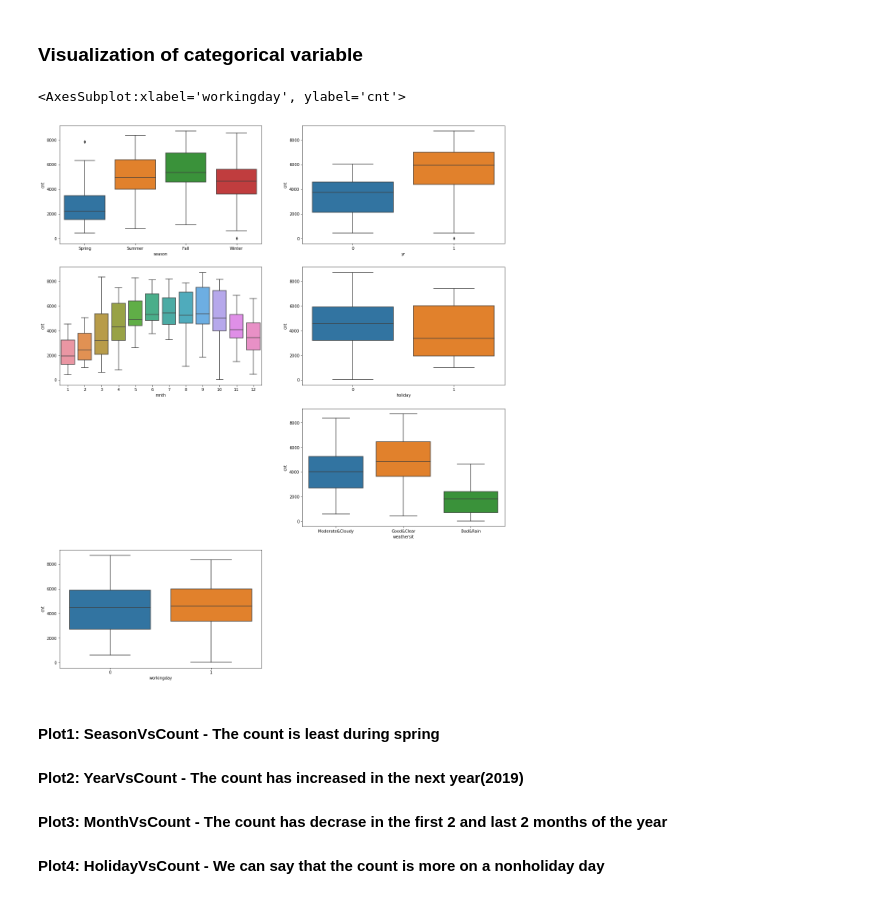
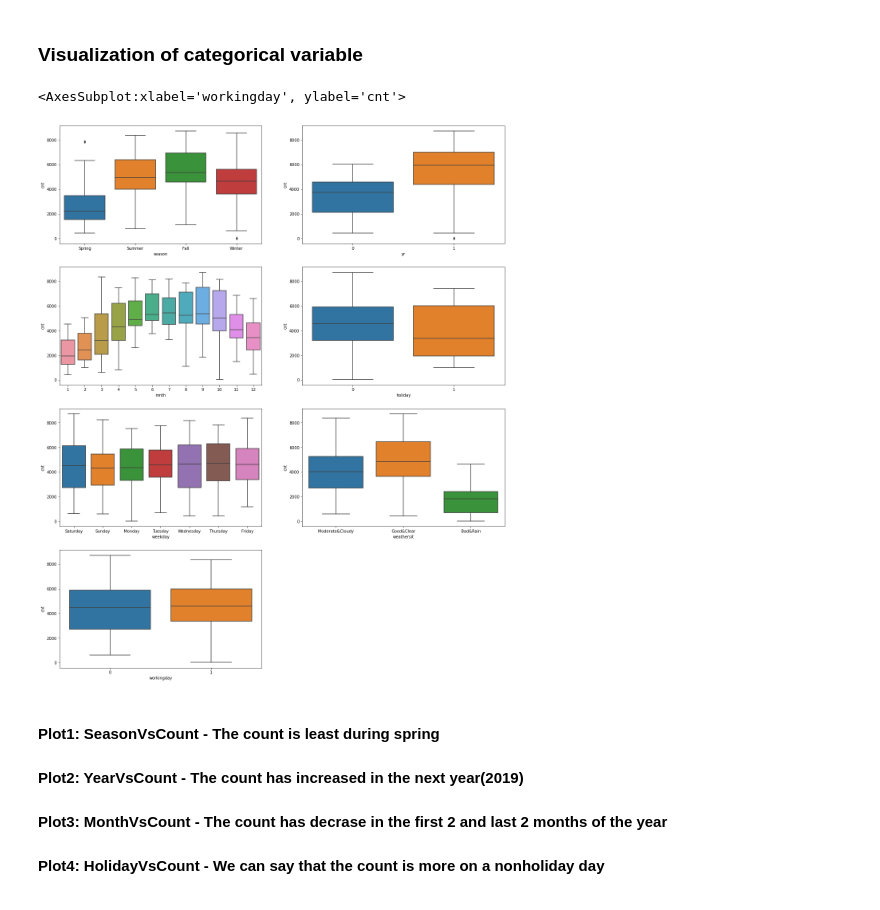
Before and after one commit to MrChetanDesai/Linear_Regression_Assignment, a Jupyter notebook: data_processing_modeling.ipynb, the cells around one changed output. Cells and saved outputs as stored; diff of their text form; code cells hidden in the pictures.

```diff
--- a/data_processing_modeling.ipynb
+++ b/data_processing_modeling.ipynb
@@ -180,30 +177,29 @@ plt.show()
 # %%
 plt.figure(figsize=(20,25))
 
 plt.subplot(4,2,1)
 sns.boxplot(x = 'season', y = 'cnt', data = Bike_Sharing)
 
 plt.subplot(4,2,2)
 sns.boxplot(x = 'yr', y = 'cnt', data = Bike_Sharing)
 
 plt.subplot(4,2,3)
 sns.boxplot(x = 'mnth', y = 'cnt', data = Bike_Sharing)
 
 plt.subplot(4,2,4)
 sns.boxplot(x = 'holiday', y = 'cnt', data = Bike_Sharing)
 
-#plt.subplot(4,2,5)
-#min([], default="EMPTY")
-#sns.boxplot(x = 'weekday', y = 'cnt', data = Bike_Sharing)
+plt.subplot(4,2,5)
+sns.boxplot(x = 'weekday', y = 'cnt', data = Bike_Sharing)
 
 plt.subplot(4,2,6)
 sns.boxplot(x = 'weathersit', y = 'cnt', data = Bike_Sharing)
 
 plt.subplot(4,2,7)
 sns.boxplot(x = 'workingday', y = 'cnt', data = Bike_Sharing)
 # %% [output]
 <AxesSubplot:xlabel='workingday', ylabel='cnt'>
-[figure, old version]
+[figure, new version]
 # %% [markdown]
 #### Plot1: SeasonVsCount - The count is least during spring
 #### Plot2: YearVsCount - The count has increased in the next year(2019)
```
Also changed, not shown: parts of 1 cell of this notebook.
